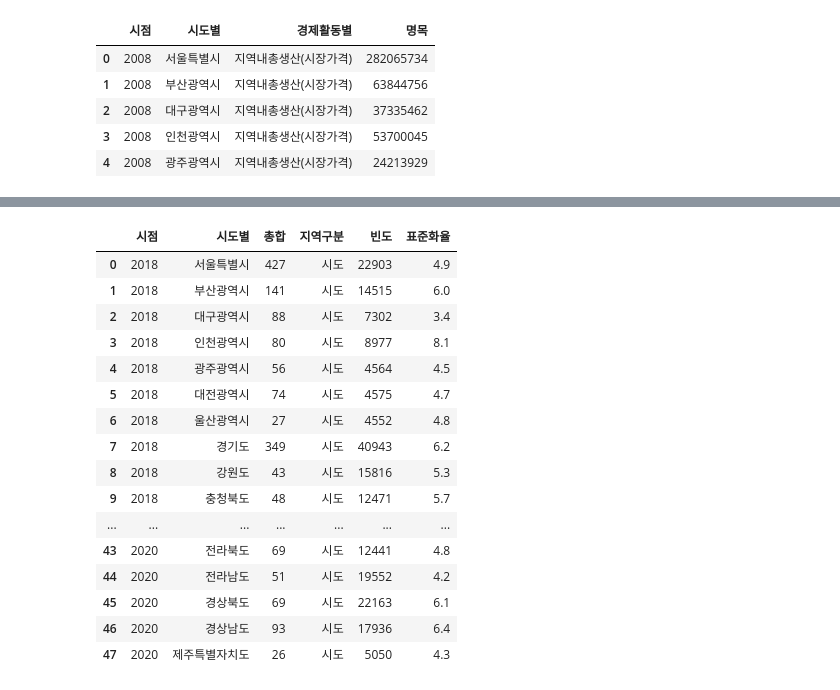
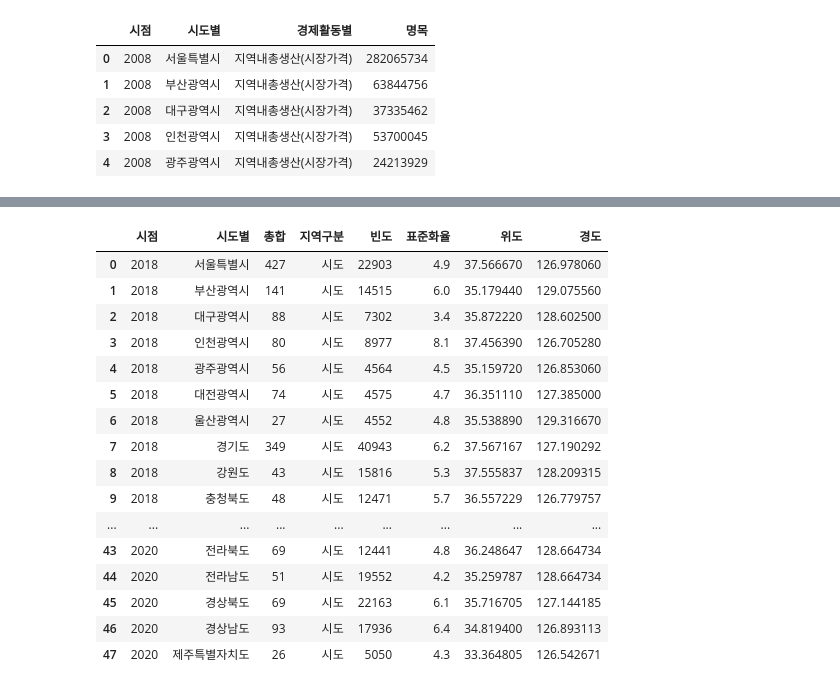
Before and after one commit to geun98/python, a Jupyter notebook: Untitled.ipynb, the cells around one changed output, grey strips where cells are left out. Cells and saved outputs as stored; diff of their text form; code cells hidden in the pictures.

```diff
--- a/Untitled.ipynb
+++ b/Untitled.ipynb
@@ -323,22 +391,23 @@ Notes:
 strong multicollinearity or other numerical problems.
 # %%
 result4 = pd.merge(psychiatry,depression2,on = ['시점','시도별'])
+result4.to_csv('../data1/result4.csv',encoding = 'euc-kr')
 result4
 # %% [output]
-|  | 시점 | 시도별 | 총합 | 지역구분 | 빈도 | 표준화율 |
-| 0 | 2018 | 서울특별시 | 427 | 시도 | 22903 | 4.9 |
-| 1 | 2018 | 부산광역시 | 141 | 시도 | 14515 | 6.0 |
-| 2 | 2018 | 대구광역시 | 88 | 시도 | 7302 | 3.4 |
-| 3 | 2018 | 인천광역시 | 80 | 시도 | 8977 | 8.1 |
-| 4 | 2018 | 광주광역시 | 56 | 시도 | 4564 | 4.5 |
-| 5 | 2018 | 대전광역시 | 74 | 시도 | 4575 | 4.7 |
-| 6 | 2018 | 울산광역시 | 27 | 시도 | 4552 | 4.8 |
-| 7 | 2018 | 경기도 | 349 | 시도 | 40943 | 6.2 |
-| 8 | 2018 | 강원도 | 43 | 시도 | 15816 | 5.3 |
-| 9 | 2018 | 충청북도 | 48 | 시도 | 12471 | 5.7 |
-| ... | ... | ... | ... | ... | ... | ... |
-| 43 | 2020 | 전라북도 | 69 | 시도 | 12441 | 4.8 |
-| 44 | 2020 | 전라남도 | 51 | 시도 | 19552 | 4.2 |
-| 45 | 2020 | 경상북도 | 69 | 시도 | 22163 | 6.1 |
-| 46 | 2020 | 경상남도 | 93 | 시도 | 17936 | 6.4 |
-| 47 | 2020 | 제주특별자치도 | 26 | 시도 | 5050 | 4.3 |
+|  | 시점 | 시도별 | 총합 | 지역구분 | 빈도 | 표준화율 | 위도 | 경도 |
+| 0 | 2018 | 서울특별시 | 427 | 시도 | 22903 | 4.9 | 37.566670 | 126.978060 |
+| 1 | 2018 | 부산광역시 | 141 | 시도 | 14515 | 6.0 | 35.179440 | 129.075560 |
+| 2 | 2018 | 대구광역시 | 88 | 시도 | 7302 | 3.4 | 35.872220 | 128.602500 |
+| 3 | 2018 | 인천광역시 | 80 | 시도 | 8977 | 8.1 | 37.456390 | 126.705280 |
+| 4 | 2018 | 광주광역시 | 56 | 시도 | 4564 | 4.5 | 35.159720 | 126.853060 |
+| 5 | 2018 | 대전광역시 | 74 | 시도 | 4575 | 4.7 | 36.351110 | 127.385000 |
+| 6 | 2018 | 울산광역시 | 27 | 시도 | 4552 | 4.8 | 35.538890 | 129.316670 |
+| 7 | 2018 | 경기도 | 349 | 시도 | 40943 | 6.2 | 37.567167 | 127.190292 |
+| 8 | 2018 | 강원도 | 43 | 시도 | 15816 | 5.3 | 37.555837 | 128.209315 |
+| 9 | 2018 | 충청북도 | 48 | 시도 | 12471 | 5.7 | 36.557229 | 126.779757 |
+| ... | ... | ... | ... | ... | ... | ... | ... | ... |
+| 43 | 2020 | 전라북도 | 69 | 시도 | 12441 | 4.8 | 36.248647 | 128.664734 |
+| 44 | 2020 | 전라남도 | 51 | 시도 | 19552 | 4.2 | 35.259787 | 128.664734 |
+| 45 | 2020 | 경상북도 | 69 | 시도 | 22163 | 6.1 | 35.716705 | 127.144185 |
+| 46 | 2020 | 경상남도 | 93 | 시도 | 17936 | 6.4 | 34.819400 | 126.893113 |
+| 47 | 2020 | 제주특별자치도 | 26 | 시도 | 5050 | 4.3 | 33.364805 | 126.542671 |
```
Also changed, not shown: parts of 23 cells of this notebook.
